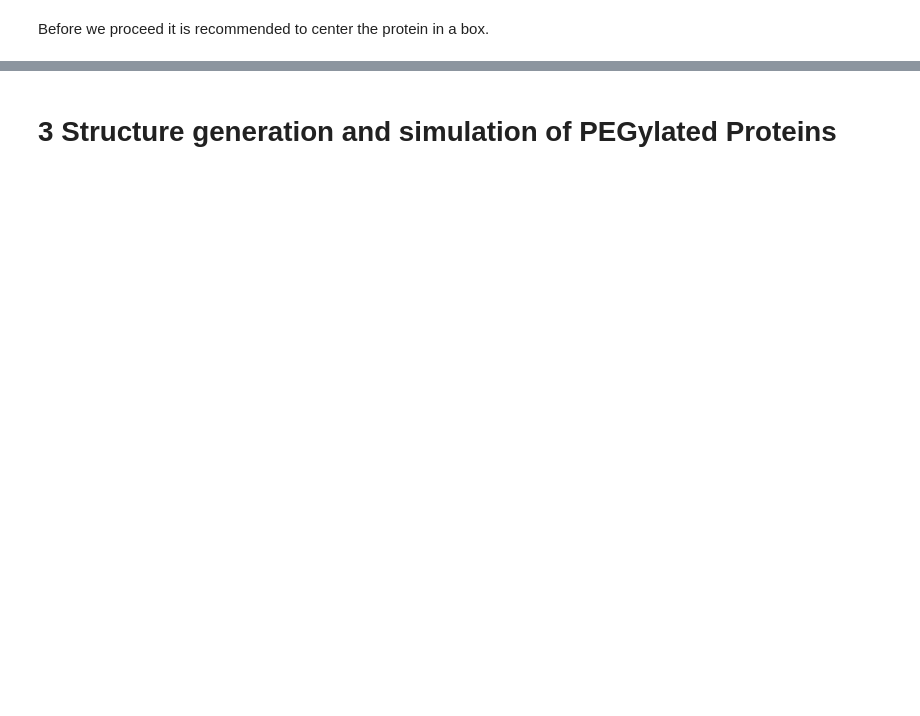
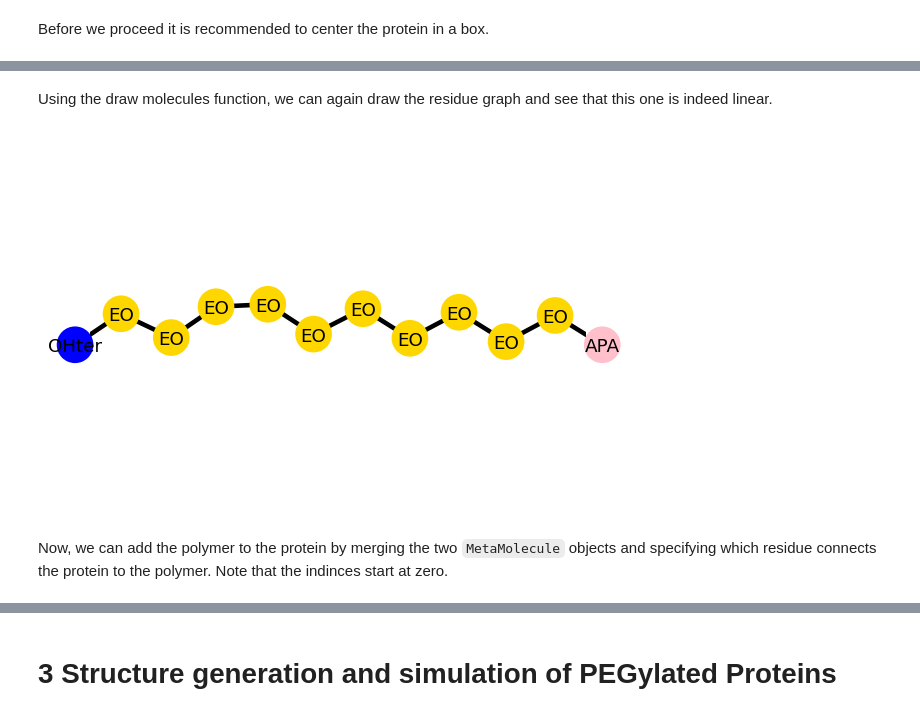
Before and after one commit to polyply/PEGylation, a Jupyter notebook: tutorial_data/PEGylatedProteins.ipynb, the cells around one changed output, grey strips where cells are left out. Saved outputs shown, nothing was run; the diff lists cells and outputs as text; code cells hidden in the pictures; blank space fills up the shorter version.

```diff
--- a/tutorial_data/PEGylatedProteins.ipynb
+++ b/tutorial_data/PEGylatedProteins.ipynb
@@ -64,28 +159,32 @@ GROMACS reminds you: "It'll Cure Your Asthma Too !" (F. Zappa)
 # %%
-from pathlib import Path
-from vermouth.forcefield import ForceField
-from polyply import gen_params
-from polyply.src.meta_molecule import MetaMolecule
-
-ff = ForceField("test")
-
-# step 1: load protein residue graph from ITP file
-itp_file="molecule.itp"
-protein = MetaMolecule.from_itp(force_field=ff,
-                                itp_file="molecule.itp",
-                                mol_name="molecule")
-
 # step 2: load PEG residue graph from CGsmiles string
 cgsmiles_str="{[#APA][#EO]|10[#OHter]}"
 polymer = MetaMolecule.from_cgsmiles_str(force_field=ff,
                                          cgsmiles_str=cgsmiles_str,
                                          mol_name="PEO")
-
-# step 3: add PEG to protein and connect CYS114 to first PEG unit
-protein.merge_meta_mol(polymer, connects=[(33, 0)])
-
-gen_params(inpath=[Path("molecule.itp"), Path("PEGylation.martini3.ff")],
-           lib=["martini3"],
-           meta_molecule=protein,
-           name="lysoPEG",
-           outpath=Path("lysoPEG.itp"))
+# needed for plotting only
+nx.set_edge_attributes(protein, 1 , 'order')
+# %% [markdown]
+Using the draw molecules function, we can again draw the residue graph and see that this one is indeed linear.
+# %%
+colors = {}
+for node in polymer.nodes:
+    if  polymer.nodes[node]['resname'] == 'EO':
+        colors[node] = 'gold'
+    elif  polymer.nodes[node]['resname'] == 'OHter':
+        colors[node] = 'blue'
+    elif  polymer.nodes[node]['resname'] == 'APA':
+        colors[node] = 'pink'
+labels = nx.get_node_attributes(polymer, 'resname')
+_ = draw_molecule(polymer,
+              cg_mapping=False,
+              layout_method='vespr',
+              colors=colors,
+              scale=1.1,
+              labels=labels,
+              fontsize=12,
+              align_with='x')
+# %% [output]
+[figure, added]
+# %% [markdown]
+Now, we can add the polymer to the protein by merging the two `MetaMolecule` objects and specifying which residue connects the protein to the polymer. Note that the indinces start at zero.
```
Also changed, not shown: parts of 53 cells of this notebook, 11 other files.
